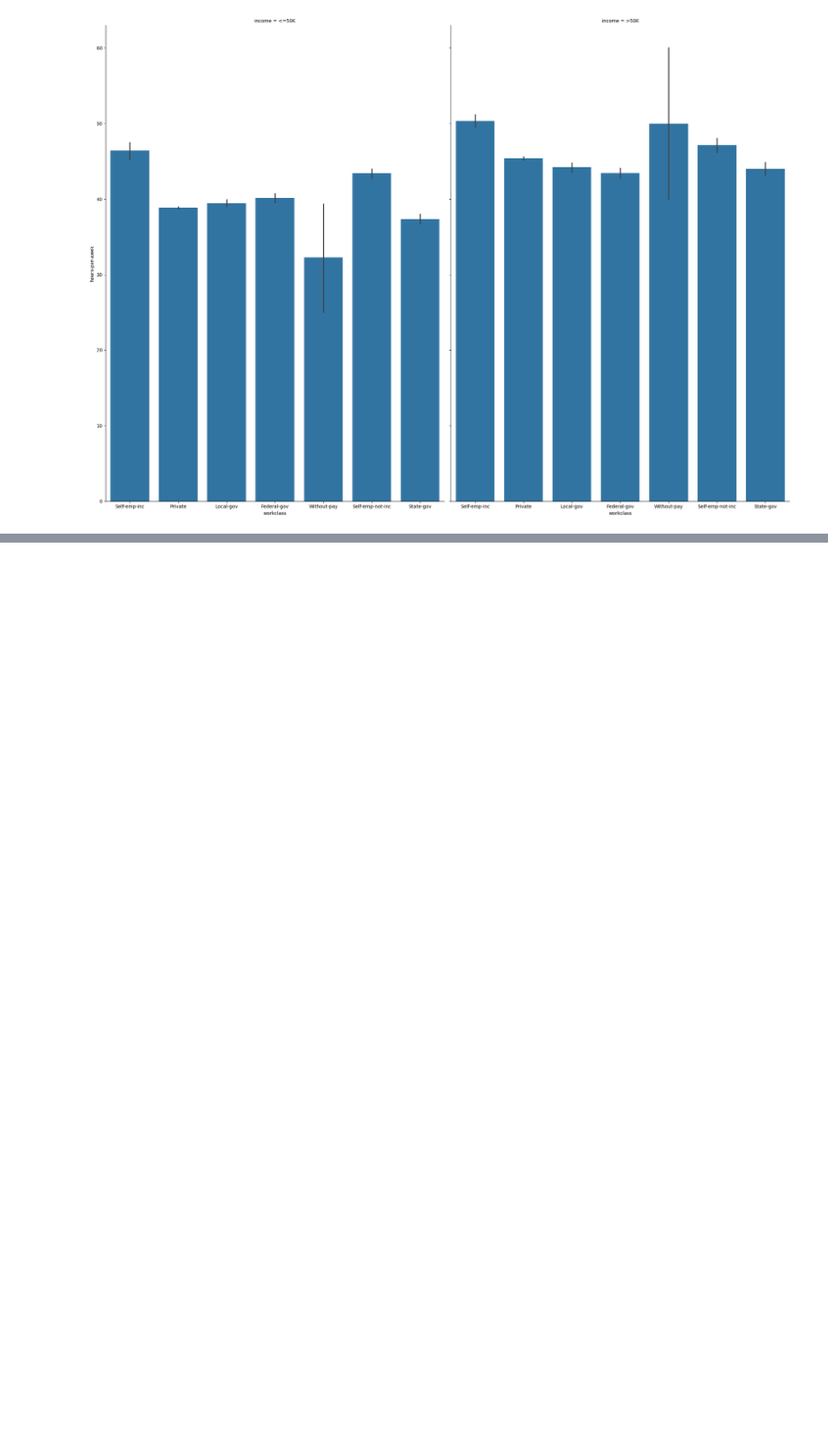
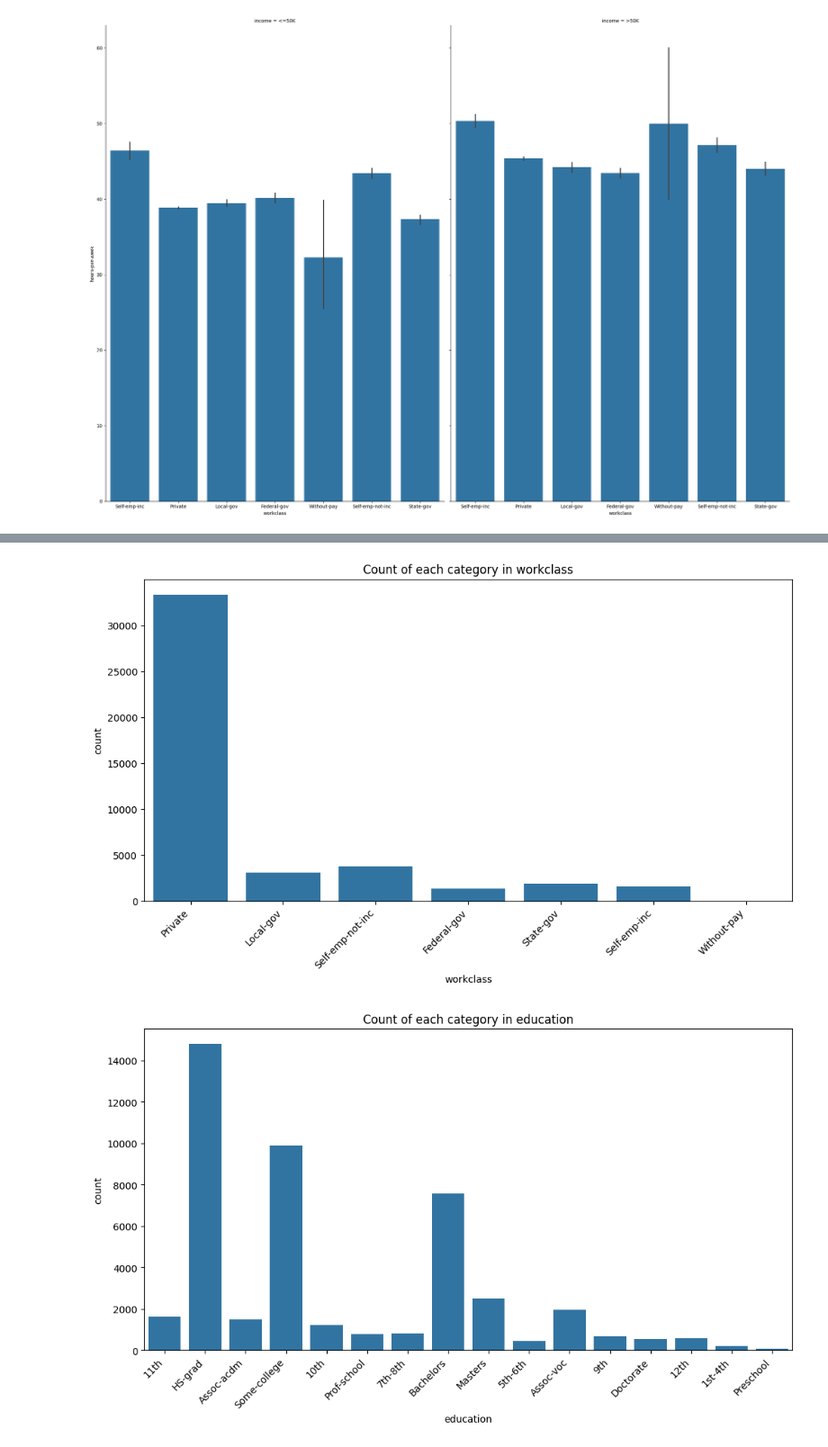
Before and after one commit to yldrmgaye/sislab-final, a Jupyter notebook: main.ipynb, the cells around one changed output, grey strips where cells are left out. Shown at 90% size. Cells and saved outputs as stored; diff of their text form; code cells hidden in the pictures; blank space fills up the shorter version.

```diff
--- a/main.ipynb
+++ b/main.ipynb
@@ -7,2 +8,2 @@ import seaborn as sns
 # %%
-df = pd.read_csv("C:/Users/yldrm/Desktop/sislab-final/adult.csv")
+dataf= pd.read_csv("C:/Users/yldrm/Desktop/sislab-final/dataf/adult.csv")
@@ -90,7 +89,7 @@ memory usage: 5.6+ MB
 VERİ TEMİZLEME
 # %%
 # "?" değerini Nan  değerlerle değişmek
-df.replace(to_replace="?", value=None, inplace=True)
+dataf.replace(to_replace="?", value=None, inplace=True)
 # %%
-df.dropna(inplace=True)
+dataf.dropna(inplace=True)
 # %%
@@ -177,0 +190,12 @@ g.map(sns.barplot, "workclass", "hours-per-week", order=["Self-emp-inc", "Privat
+# %%
+categorical_columns = ['workclass', 'education', 'marital-status', 'occupation', 'relationship', 'race', 'gender', 'native-country', 'income']
+
+for column in categorical_columns:
+    plt.figure(figsize=(12, 6))
+    sns.countplot(data=dataf, x=column)
+    plt.title(f'Count of each category in {column}')
+    plt.xticks(rotation=45, ha='right')
+    plt.show()
+# %% [output]
+[figure, added]
+[figure, added]
```
Also changed, not shown: parts of 28 cells of this notebook.
